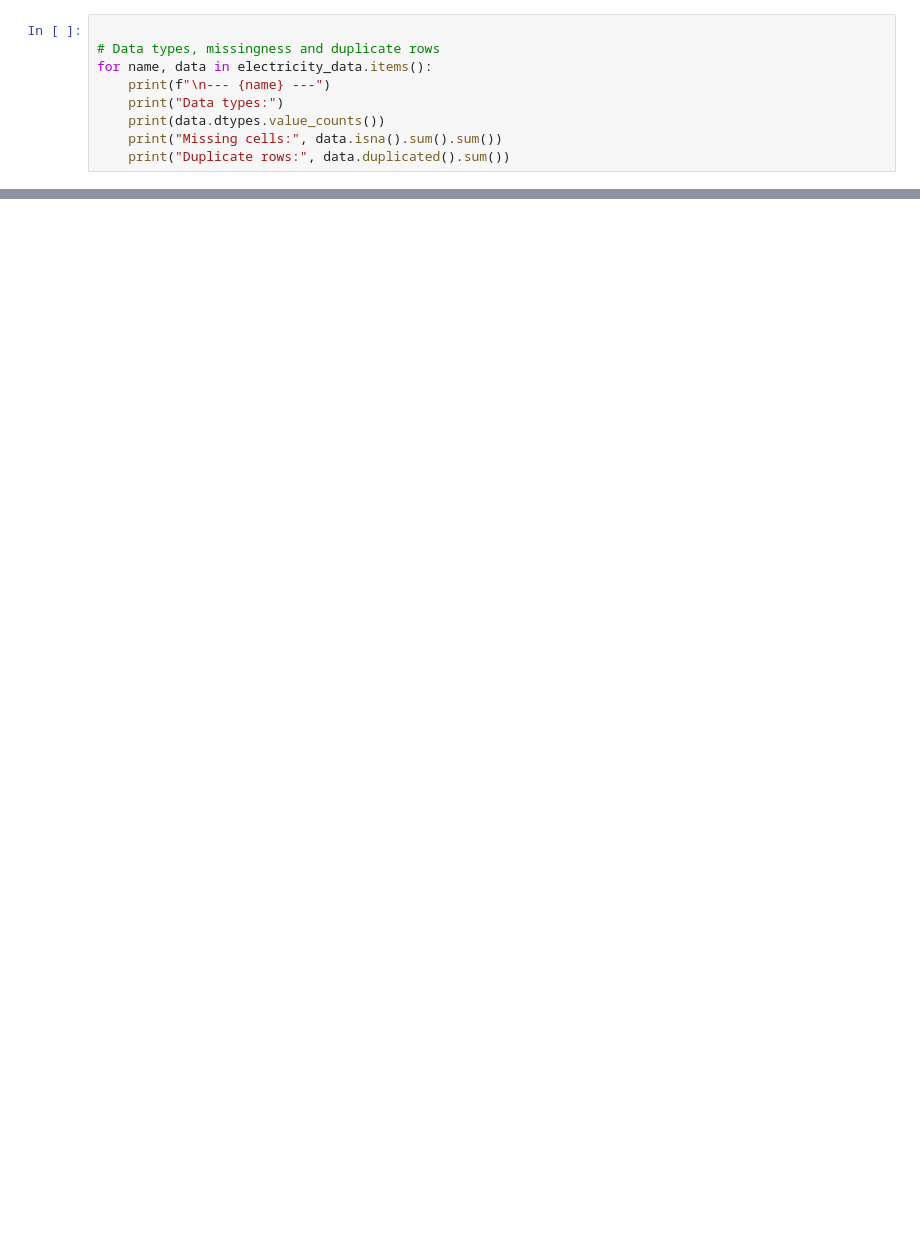
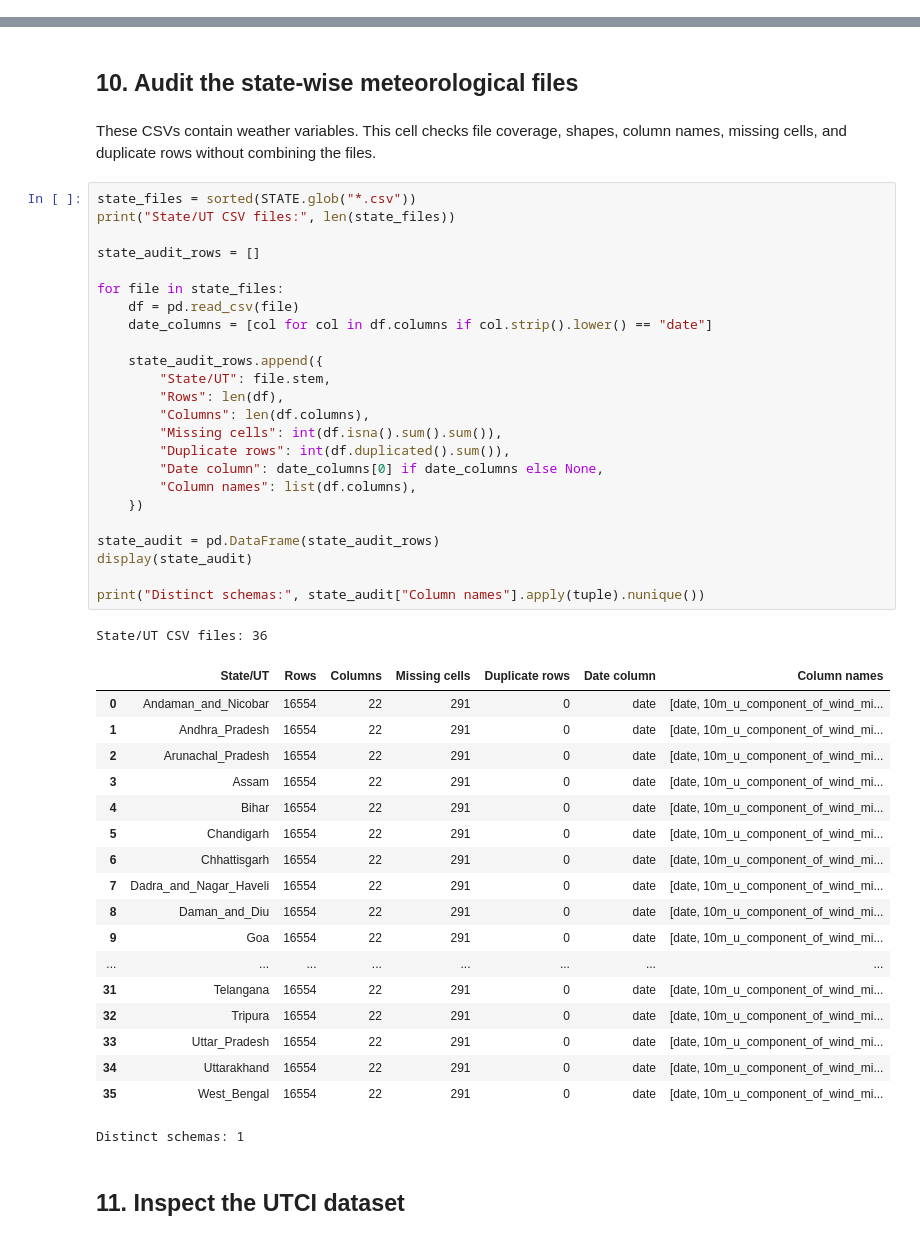
Before and after one commit to realastronics/UrjaNiyam, a Jupyter notebook: src/EDA_zenodo_state.ipynb, the cells around one changed output, grey strips where cells are left out. Cells and saved outputs as stored; diff of their text form; blank space fills up the shorter version.

```diff
--- a/src/EDA_zenodo_state.ipynb
+++ b/src/EDA_zenodo_state.ipynb
@@ -198,9 +0,0 @@ Columns: ['Date', 'Andaman and Nicobar Islands', 'Andhra Pradesh', 'Arunachal Pr
-# %%
-
-# Data types, missingness and duplicate rows
-for name, data in electricity_data.items():
-    print(f"\n--- {name} ---")
-    print("Data types:")
-    print(data.dtypes.value_counts())
-    print("Missing cells:", data.isna().sum().sum())
-    print("Duplicate rows:", data.duplicated().sum())
@@ -606,0 +390,50 @@ NameError: name 'unmet' is not defined
+# %% [markdown]
+## 10. Audit the state-wise meteorological files
+# %% [markdown]
+These CSVs contain weather variables. This cell checks file coverage, shapes, column names, missing cells, and duplicate rows without combining the files.
+# %%
+state_files = sorted(STATE.glob("*.csv"))
+print("State/UT CSV files:", len(state_files))
+
+state_audit_rows = []
+
+for file in state_files:
+    df = pd.read_csv(file)
+    date_columns = [col for col in df.columns if col.strip().lower() == "date"]
+
+    state_audit_rows.append({
+        "State/UT": file.stem,
+        "Rows": len(df),
+        "Columns": len(df.columns),
+        "Missing cells": int(df.isna().sum().sum()),
+        "Duplicate rows": int(df.duplicated().sum()),
+        "Date column": date_columns[0] if date_columns else None,
+        "Column names": list(df.columns),
+    })
+
+state_audit = pd.DataFrame(state_audit_rows)
+display(state_audit)
+
+print("Distinct schemas:", state_audit["Column names"].apply(tuple).nunique())
+# %% [output]
+State/UT CSV files: 36
+|  | State/UT | Rows | Columns | Missing cells | Duplicate rows | Date column | Column names |
+| 0 | Andaman_and_Nicobar | 16554 | 22 | 291 | 0 | date | [date, 10m_u_component_of_wind_mi... |
+| 1 | Andhra_Pradesh | 16554 | 22 | 291 | 0 | date | [date, 10m_u_component_of_wind_mi... |
+| 2 | Arunachal_Pradesh | 16554 | 22 | 291 | 0 | date | [date, 10m_u_component_of_wind_mi... |
+| 3 | Assam | 16554 | 22 | 291 | 0 | date | [date, 10m_u_component_of_wind_mi... |
+| 4 | Bihar | 16554 | 22 | 291 | 0 | date | [date, 10m_u_component_of_wind_mi... |
+| 5 | Chandigarh | 16554 | 22 | 291 | 0 | date | [date, 10m_u_component_of_wind_mi... |
+| 6 | Chhattisgarh | 16554 | 22 | 291 | 0 | date | [date, 10m_u_component_of_wind_mi... |
+| 7 | Dadra_and_Nagar_Haveli | 16554 | 22 | 291 | 0 | date | [date, 10m_u_component_of_wind_mi... |
+| 8 | Daman_and_Diu | 16554 | 22 | 291 | 0 | date | [date, 10m_u_component_of_wind_mi... |
+| 9 | Goa | 16554 | 22 | 291 | 0 | date | [date, 10m_u_component_of_wind_mi... |
+| ... | ... | ... | ... | ... | ... | ... | ... |
+| 31 | Telangana | 16554 | 22 | 291 | 0 | date | [date, 10m_u_component_of_wind_mi... |
+| 32 | Tripura | 16554 | 22 | 291 | 0 | date | [date, 10m_u_component_of_wind_mi... |
+| 33 | Uttar_Pradesh | 16554 | 22 | 291 | 0 | date | [date, 10m_u_component_of_wind_mi... |
+| 34 | Uttarakhand | 16554 | 22 | 291 | 0 | date | [date, 10m_u_component_of_wind_mi... |
+| 35 | West_Bengal | 16554 | 22 | 291 | 0 | date | [date, 10m_u_component_of_wind_mi... |
+Distinct schemas: 1
+# %% [markdown]
+## 11. Inspect the UTCI dataset
```
Also changed, not shown: parts of 53 cells of this notebook, 20 other files.
